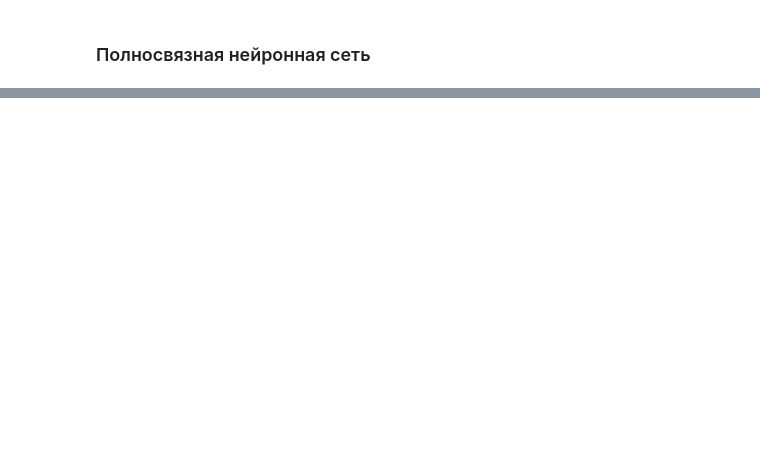
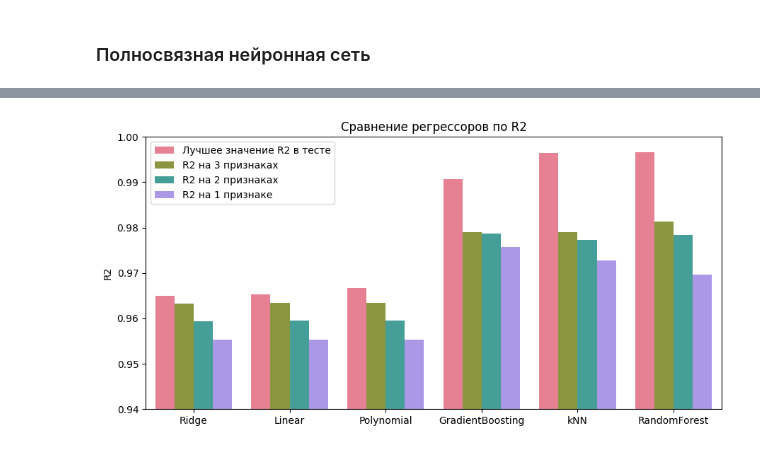
Before and after one commit to petr-larin/BMSTU-Graduate-Qualifying-Project, a Jupyter notebook: model-jupyter/Battery_RUL.ipynb, the cells around one changed output, grey strips where cells are left out. Drawn from its saved outputs; the diff is of its cells as text; code cells hidden in the pictures; blank space fills up the shorter version.

```diff
--- a/model-jupyter/Battery_RUL.ipynb
+++ b/model-jupyter/Battery_RUL.ipynb
@@ -605,0 +726,28 @@ def plot_loss(history):
+# %%
+# R2
+
+metrics_sorted = metrics.sort_values('R2_best')
+
+metrics_melted = pd.melt(
+    metrics_sorted.reset_index()[['index','R2_best','R2_3_features','R2_2_features','R2_1_feature']],
+    id_vars='index')
+
+bar_labels_r2 = {
+        'R2_best' : 'Лучшее значение R2 в тесте',
+        'R2_1_feature' : 'R2 на 1 признаке',
+        'R2_2_features' : 'R2 на 2 признаках',
+        'R2_3_features' : 'R2 на 3 признаках'
+    }
+
+metrics_melted.variable = metrics_melted.variable.apply(lambda x: bar_labels_r2[x])
+
+plt.figure(figsize=(10.5, 5))
+sns.barplot(data=metrics_melted, x='index', y='value', hue='variable', palette='husl')
+plt.legend(loc='upper left')
+plt.xlabel('')
+plt.ylabel('R2')
+plt.title('Сравнение регрессоров по R2')
+plt.ylim(0.94, 1)
+plt.show()
+# %% [output]
+[figure, added]
```
Also changed, not shown: parts of 28 cells of this notebook, 1 other file.
